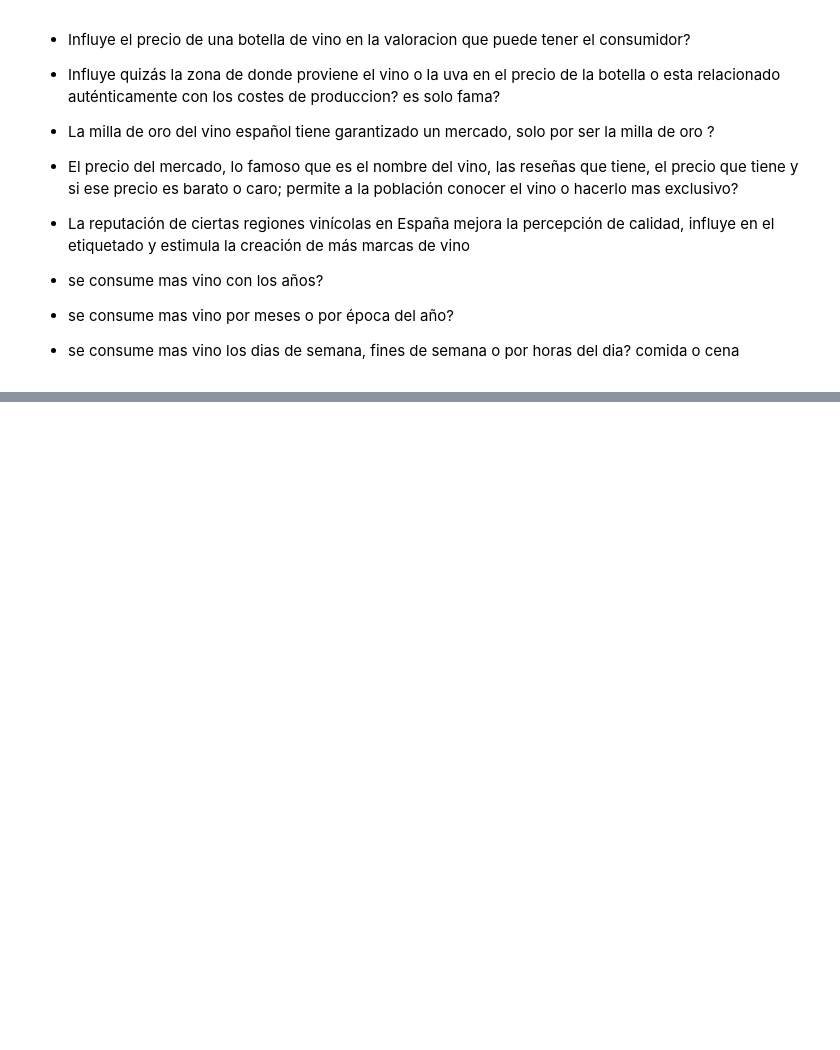
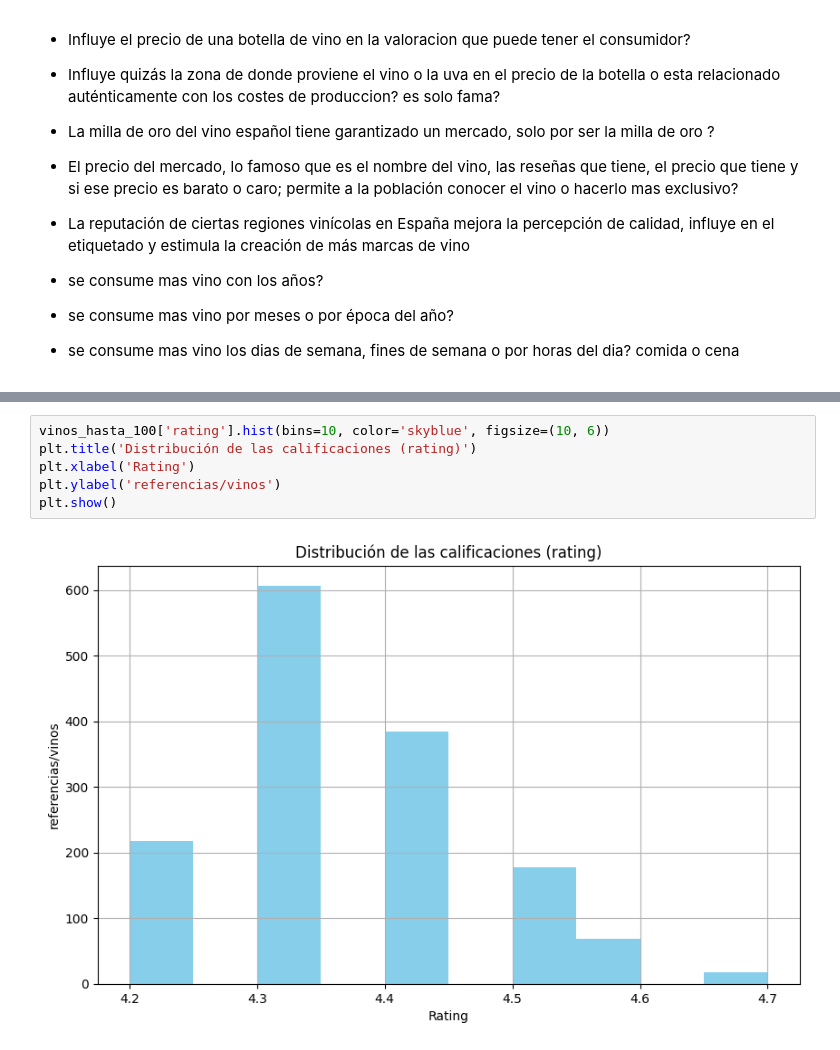
Before and after one commit to juandelaf1/Mas-all-de-la-Etiqueta-EDA, a Jupyter notebook: Mas allá de la Etiqueta.ipynb, the cells around one changed output, grey strips where cells are left out. Drawn from its saved outputs; the diff is of its cells as text; blank space fills up the shorter version.

```diff
--- a/Mas allá de la Etiqueta.ipynb
+++ b/Mas allá de la Etiqueta.ipynb
@@ -110,0 +239,8 @@ consumo_semanal.iloc[4:8]
+# %%
+vinos_hasta_100['rating'].hist(bins=10, color='skyblue', figsize=(10, 6))
+plt.title('Distribución de las calificaciones (rating)')
+plt.xlabel('Rating')
+plt.ylabel('referencias/vinos')
+plt.show()
+# %% [output]
+[figure, added]
```
Also changed, not shown: parts of 49 cells of this notebook.
